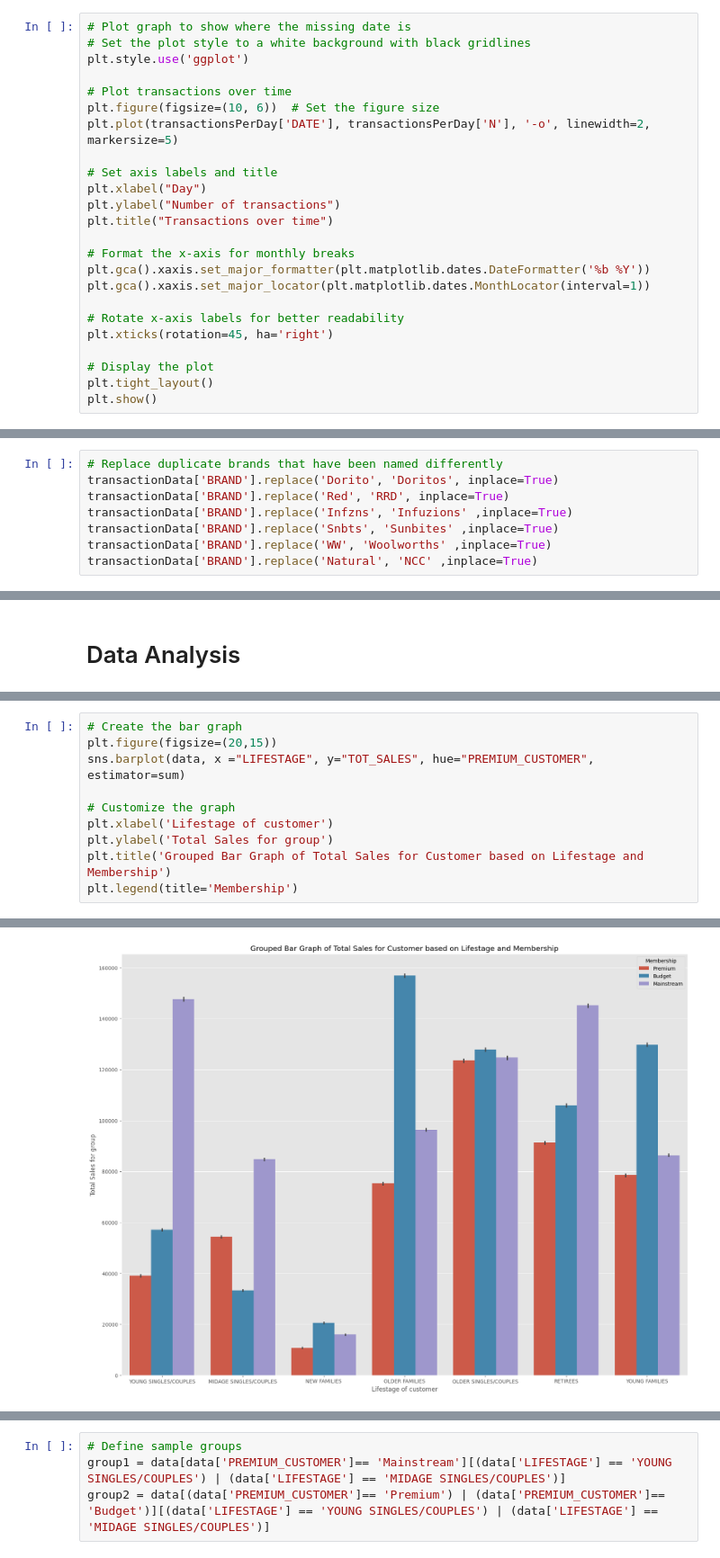
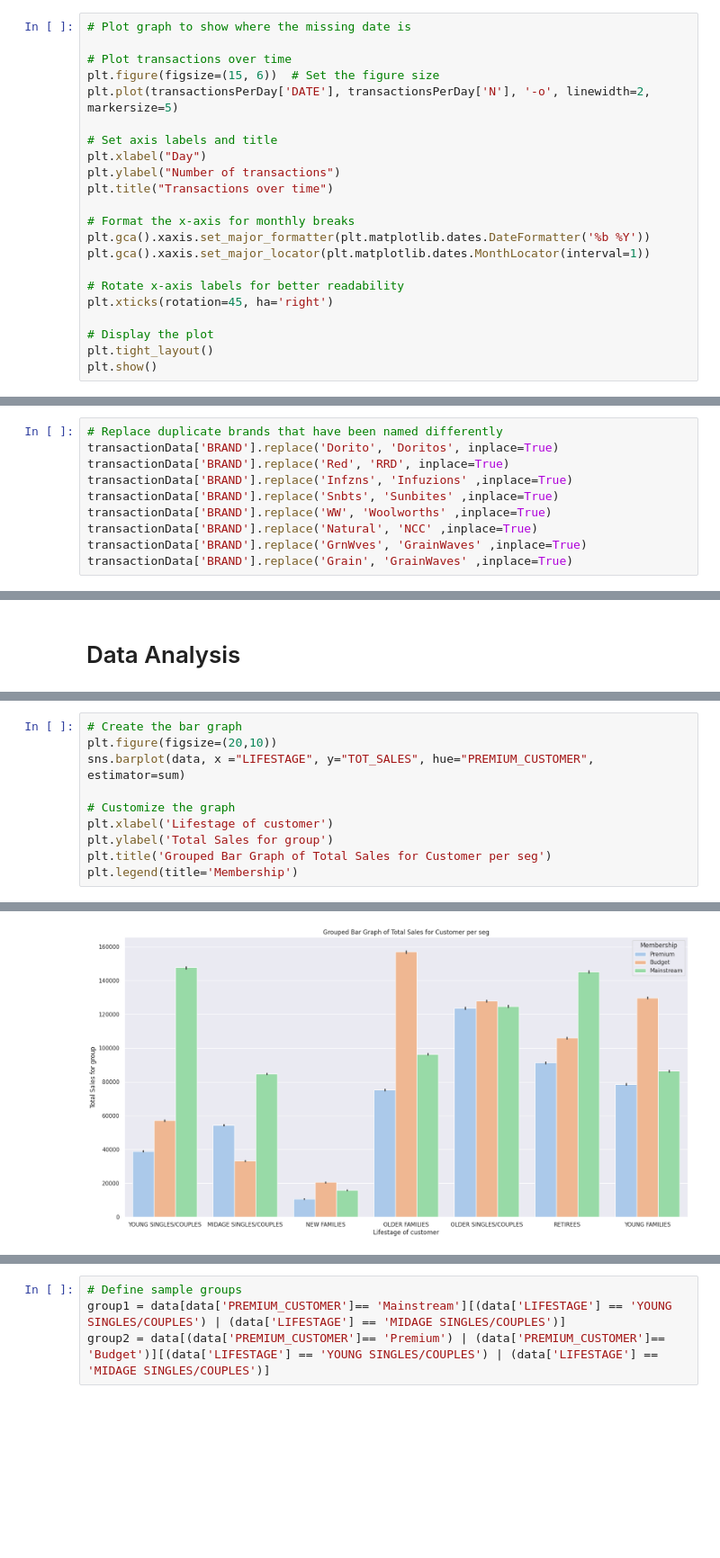
Before and after one commit to jontyj23/Quantium-Virtual-Internship, a Jupyter notebook: quantium.ipynb, the cells around one changed output, grey strips where cells are left out. Shown: that part at 90% size. Drawn from its saved outputs; the diff is of its cells as text; blank space fills up the shorter version.

```diff
--- a/quantium.ipynb
+++ b/quantium.ipynb
@@ -266,10 +259,8 @@ transactionsPerDay
 # %%
 # Plot graph to show where the missing date is
-# Set the plot style to a white background with black gridlines
-plt.style.use('ggplot')
 
 # Plot transactions over time
-plt.figure(figsize=(10, 6))  # Set the figure size
+plt.figure(figsize=(15, 6))  # Set the figure size
 plt.plot(transactionsPerDay['DATE'], transactionsPerDay['N'], '-o', linewidth=2, markersize=5)
 
 # Set axis labels and title
@@ -379,6 +371,8 @@ transactionData['BRAND'].replace('Infzns', 'Infuzions' ,inplace=True)
 transactionData['BRAND'].replace('Snbts', 'Sunbites' ,inplace=True)
 transactionData['BRAND'].replace('WW', 'Woolworths' ,inplace=True)
 transactionData['BRAND'].replace('Natural', 'NCC' ,inplace=True)
+transactionData['BRAND'].replace('GrnWves', 'GrainWaves' ,inplace=True)
+transactionData['BRAND'].replace('Grain', 'GrainWaves' ,inplace=True)
 # %%
 # Rexamine brand list after cleaning
 transactionData['BRAND'].value_counts(sort=False, ascending=True)
@@ -486,13 +480,13 @@ how premium their general purchasing behaviour is
 # %%
 # Create the bar graph
-plt.figure(figsize=(20,15))
+plt.figure(figsize=(20,10))
 sns.barplot(data, x ="LIFESTAGE", y="TOT_SALES", hue="PREMIUM_CUSTOMER", estimator=sum)
 
 # Customize the graph
 plt.xlabel('Lifestage of customer')
 plt.ylabel('Total Sales for group')
-plt.title('Grouped Bar Graph of Total Sales for Customer based on Lifestage and Membership')
+plt.title('Grouped Bar Graph of Total Sales for Customer per seg')
 plt.legend(title='Membership')
 # %% [output]
 <matplotlib.legend.Legend at 0x...>
-[figure, old version]
+[figure, new version]
```
Also changed, not shown: parts of 29 cells of this notebook.
